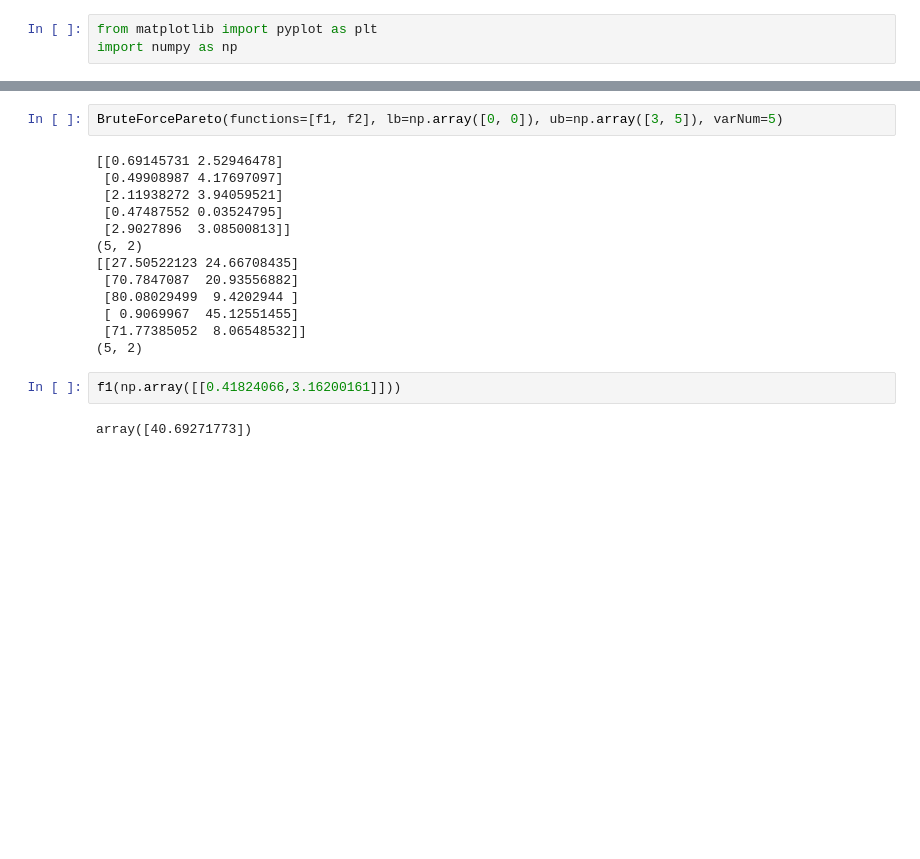
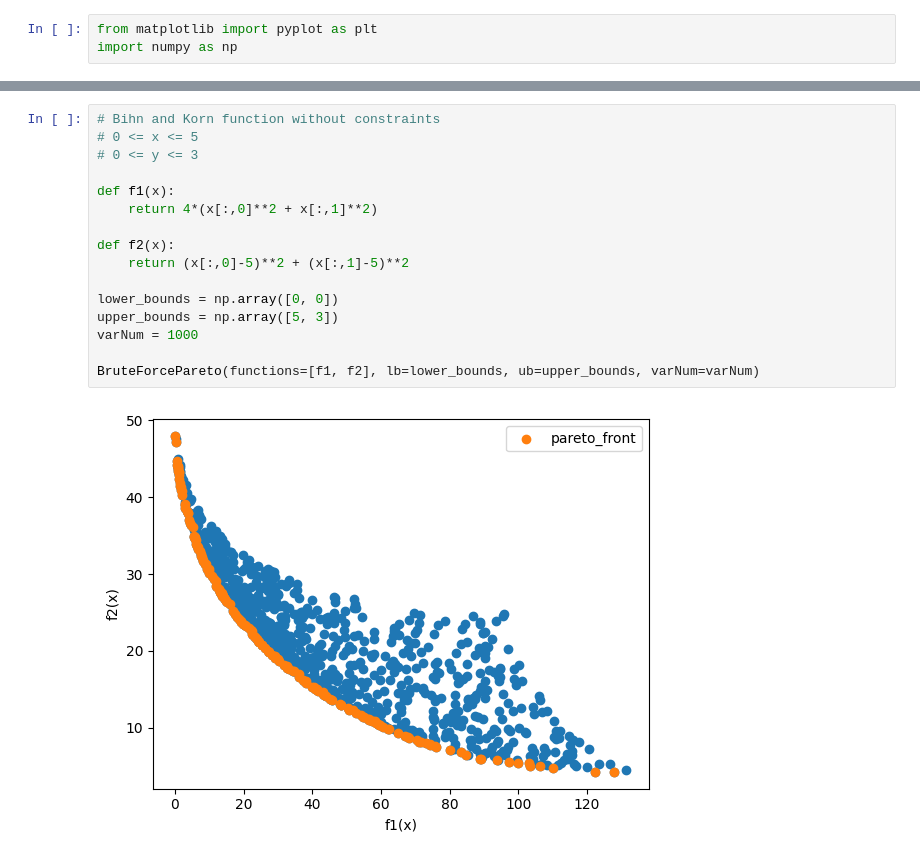
Before and after one commit to jormundur00/MultiObjectiveOptimization, a Jupyter notebook: BruteForce.ipynb, the cells around one changed output, grey strips where cells are left out. Drawn from its saved outputs; the diff is of its cells as text; blank space fills up the shorter version.

```diff
--- a/BruteForce.ipynb
+++ b/BruteForce.ipynb
@@ -30,19 +48,18 @@ def BruteForcePareto(functions, lb, ub, varNum = 10):
-# %%
-BruteForcePareto(functions=[f1, f2], lb=np.array([0, 0]), ub=np.array([3, 5]), varNum=5)
-# %% [output]
-[[0.69145731 2.52946478]
- [0.49908987 4.17697097]
- [2.11938272 3.94059521]
- [0.47487552 0.03524795]
- [2.9027896  3.08500813]]
-(5, 2)
-[[27.50522123 24.66708435]
- [70.7847087  20.93556882]
- [80.08029499  9.4202944 ]
- [ 0.9069967  45.12551455]
- [71.77385052  8.06548532]]
-(5, 2)
-# %%
-f1(np.array([[0.41824066,3.16200161]]))
-# %% [output]
-array([40.69271773])
+# %%
+# Bihn and Korn function without constraints
+# 0 <= x <= 5
+# 0 <= y <= 3
+
+def f1(x):
+    return 4*(x[:,0]**2 + x[:,1]**2)
+
+def f2(x):
+    return (x[:,0]-5)**2 + (x[:,1]-5)**2
+
+lower_bounds = np.array([0, 0])
+upper_bounds = np.array([5, 3])
+varNum = 1000
+
+BruteForcePareto(functions=[f1, f2], lb=lower_bounds, ub=upper_bounds, varNum=varNum)
+# %% [output]
+[figure, added]
```
Also changed, not shown: parts of 3 cells of this notebook.
